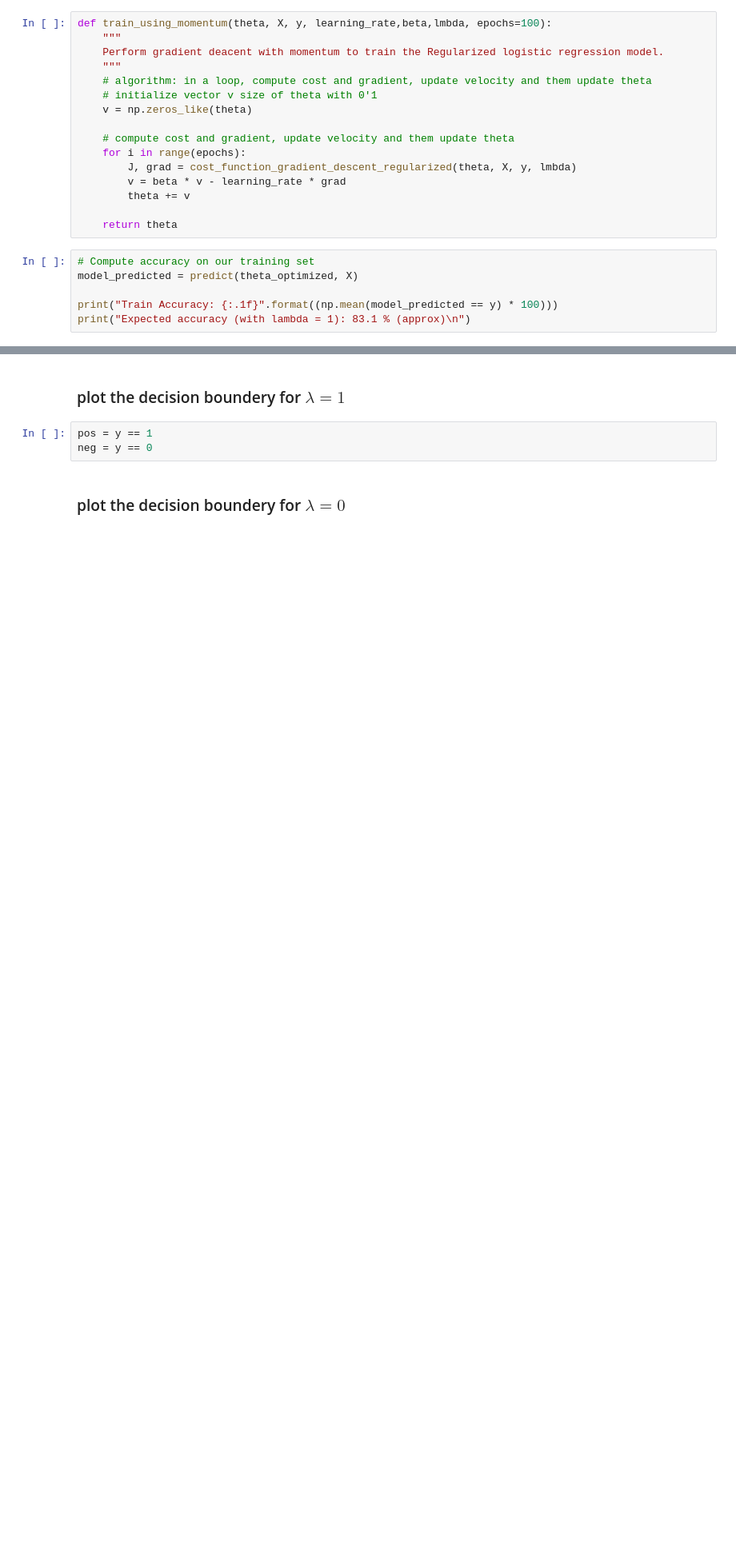
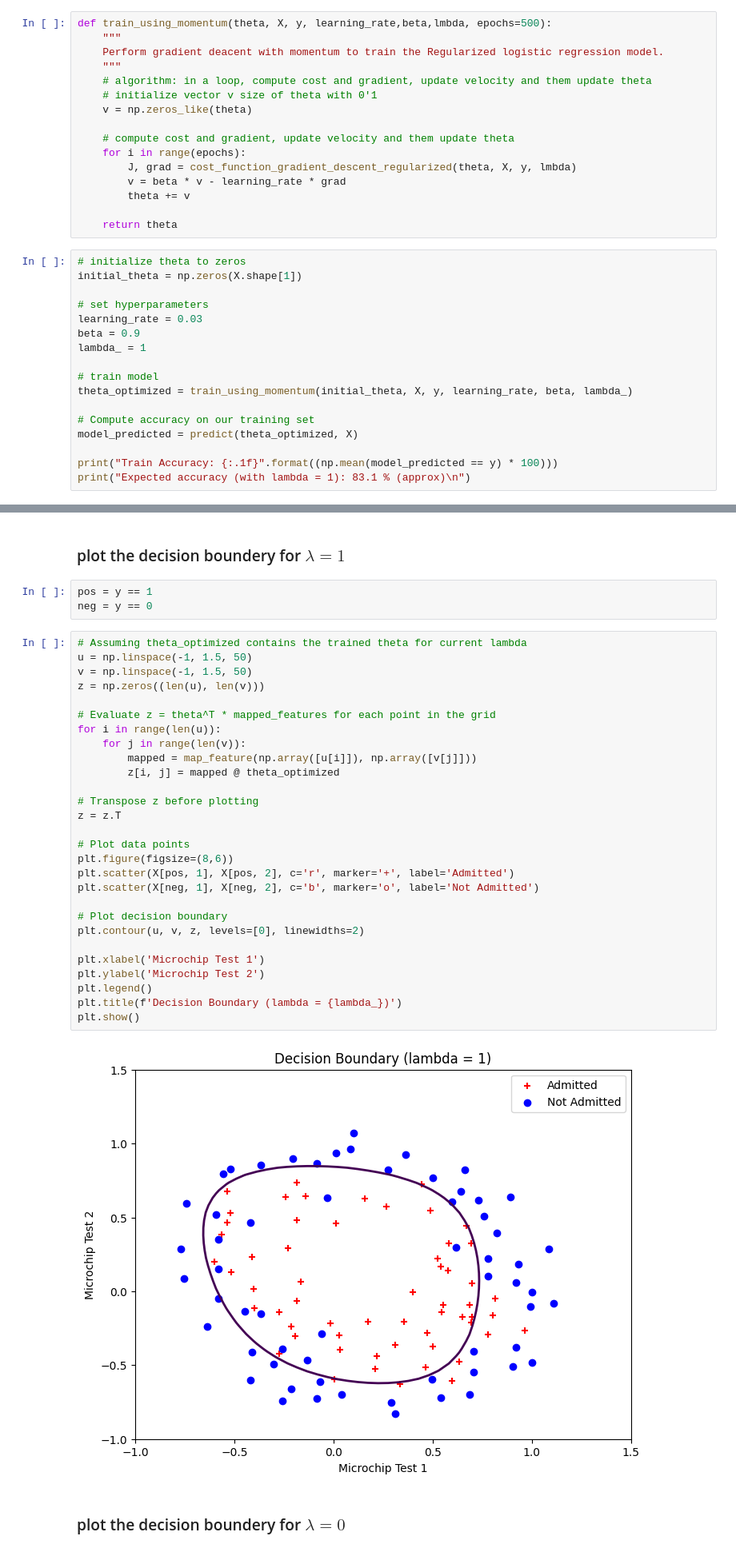
Before and after one commit to Toms752384/MML-Exercises, a Jupyter notebook: Exercise_3_Logistic_Regression.ipynb, the cells around one changed output, grey strips where cells are left out. Shown at 80% size. Saved outputs shown, nothing was run; the diff lists cells and outputs as text; blank space fills up the shorter version.

```diff
--- a/Exercise_3_Logistic_Regression.ipynb
+++ b/Exercise_3_Logistic_Regression.ipynb
@@ -570,7 +567,7 @@ Gradient: [ 0.   -0.05 -0.05]
 
 Similar to the previous parts, you will optimize the Regularized logistic regression using the momentum algorithm optimize the model with $\lambda = 1$, $\lambda = 0$
 # %%
-def train_using_momentum(theta, X, y, learning_rate,beta,lmbda, epochs=100):
+def train_using_momentum(theta, X, y, learning_rate,beta,lmbda, epochs=500):
     """
     Perform gradient deacent with momentum to train the Regularized logistic regression model.
     """
@@ -586,6 +583,17 @@ def train_using_momentum(theta, X, y, learning_rate,beta,lmbda, epochs=100):
 
     return theta
 # %%
+# initialize theta to zeros
+initial_theta = np.zeros(X.shape[1])
+
+# set hyperparameters
+learning_rate = 0.03
+beta = 0.9
+lambda_ = 1
+
+# train model
+theta_optimized = train_using_momentum(initial_theta, X, y, learning_rate, beta, lambda_)
+
 # Compute accuracy on our training set
 model_predicted = predict(theta_optimized, X)
 
@@ -598,6 +607,36 @@ ValueError: matmul: Input operand 1 has a mismatch in its core dimension 0, with
 # %%
 pos = y == 1
 neg = y == 0
+# %%
+# Assuming theta_optimized contains the trained theta for current lambda
+u = np.linspace(-1, 1.5, 50)
+v = np.linspace(-1, 1.5, 50)
+z = np.zeros((len(u), len(v)))
+
+# Evaluate z = theta^T * mapped_features for each point in the grid
+for i in range(len(u)):
+    for j in range(len(v)):
+        mapped = map_feature(np.array([u[i]]), np.array([v[j]]))
+        z[i, j] = mapped @ theta_optimized
+
+# Transpose z before plotting
+z = z.T
+
+# Plot data points
+plt.figure(figsize=(8,6))
+plt.scatter(X[pos, 1], X[pos, 2], c='r', marker='+', label='Admitted')
+plt.scatter(X[neg, 1], X[neg, 2], c='b', marker='o', label='Not Admitted')
+
+# Plot decision boundary
+plt.contour(u, v, z, levels=[0], linewidths=2)
+
+plt.xlabel('Microchip Test 1')
+plt.ylabel('Microchip Test 2')
+plt.legend()
+plt.title(f'Decision Boundary (lambda = {lambda_})')
+plt.show()
+# %% [output]
+[figure, added]
 # %% [markdown]
 ### plot the decision boundery for $\lambda=0$
 # %%
```
Also changed, not shown: parts of 4 cells of this notebook.
